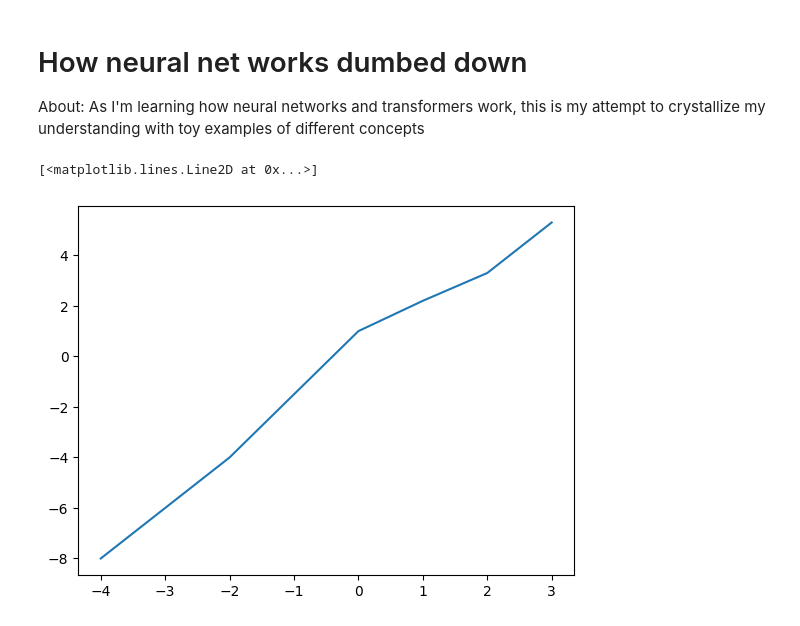
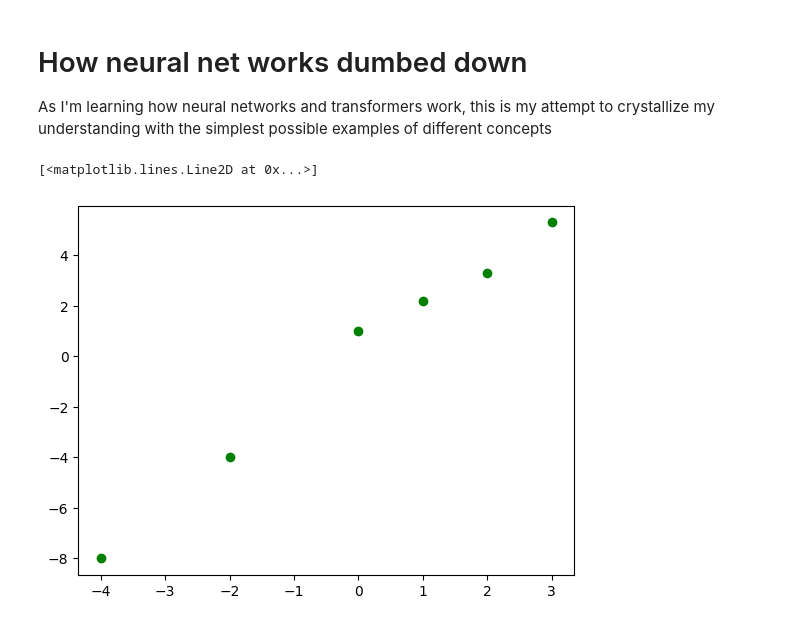
Before and after one commit to rendely/ai-notebook, a Jupyter notebook: How neural net works dumbed down.ipynb, the cells around one changed output. Drawn from its saved outputs; the diff is of its cells as text; code cells hidden in the pictures.

```diff
--- a/How neural net works dumbed down.ipynb
+++ b/How neural net works dumbed down.ipynb
@@ -1,7 +1,7 @@
 # %% [markdown]
 # How neural net works dumbed down
 
-About: As I'm learning how neural networks and transformers work, this is my attempt to crystallize my understanding with toy examples of different concepts
+As I'm learning how neural networks and transformers work, this is my attempt to crystallize my understanding with the simplest possible examples of different concepts
 # %%
 import numpy as np
 import matplotlib as mpl
@@ -11,9 +11,10 @@ from PIL import Image, ImageSequence
 
 %matplotlib inline
 # %%
+# Let's create some pretend training data, a simple line (almost)
 x = [-4, -2, 0,1,2,3]
 y = [-8,-4, 1, 2.2, 3.3, 5.3]
-plt.plot(x, y)
+plt.plot(x, y, 'og')
 # %% [output]
 [<matplotlib.lines.Line2D at 0x...>]
-[figure, old version]
+[figure, new version]
```
Also changed, not shown: parts of 8 cells of this notebook, 1 other file.
